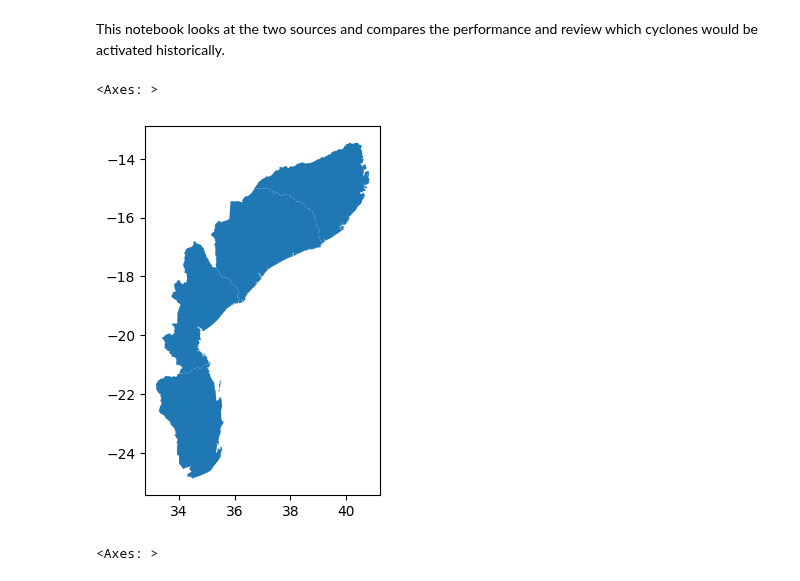
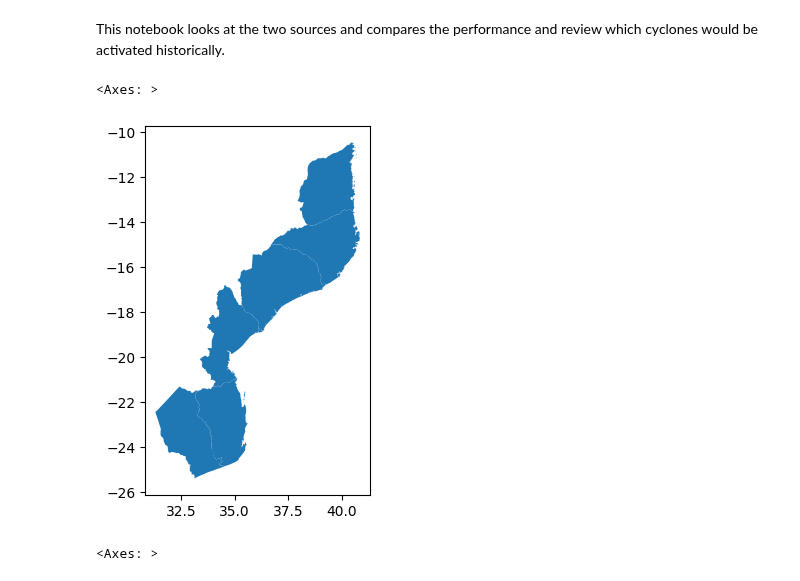
Before and after one commit to OCHA-DAP/ds-aa-moz-cyclones, a Jupyter notebook: analysis/04.1_historical_validation.ipynb, the cells around one changed output. Saved outputs shown, nothing was run; the diff lists cells and outputs as text; code cells hidden in the pictures.

```diff
--- a/analysis/04.1_historical_validation.ipynb
+++ b/analysis/04.1_historical_validation.ipynb
@@ -60,12 +60,13 @@ ADM2_64 = [
     "Buzi",
     "Vilankulo",
 ]
-# %%
-adm = codab.load_codab(aoi_only=True)
-adm.plot()
-# %% [output]
-<Axes: >
-[figure, removed]
+# %%
+adm0 = codab.load_codab()
+adm = adm0[adm0["ADM1_PT"].isin(constants.ADMS)]
+adm.plot()
+# %% [output]
+<Axes: >
+[figure, added]
 # %%
 adm2_path = (
     rsmc.DATA_DIR
```
Also changed, not shown: parts of 22 cells of this notebook.
